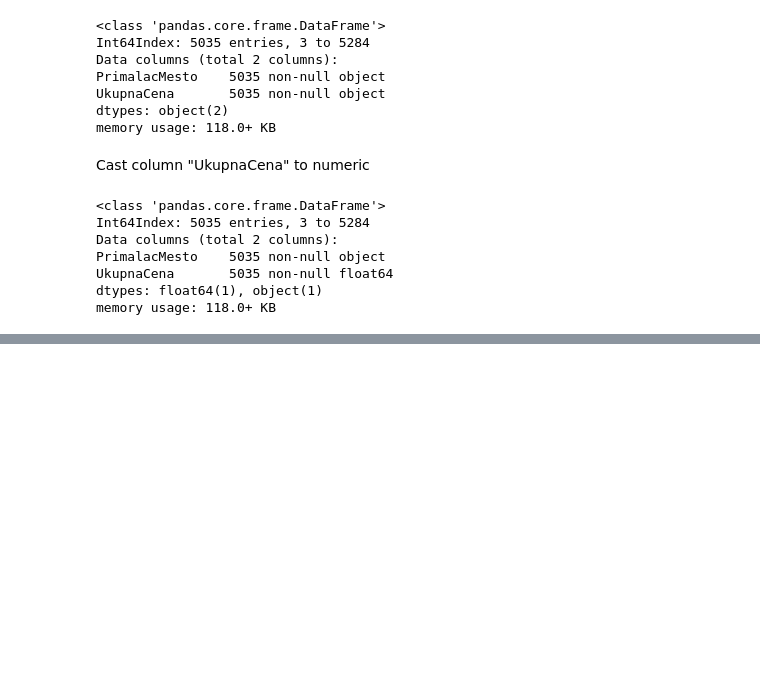
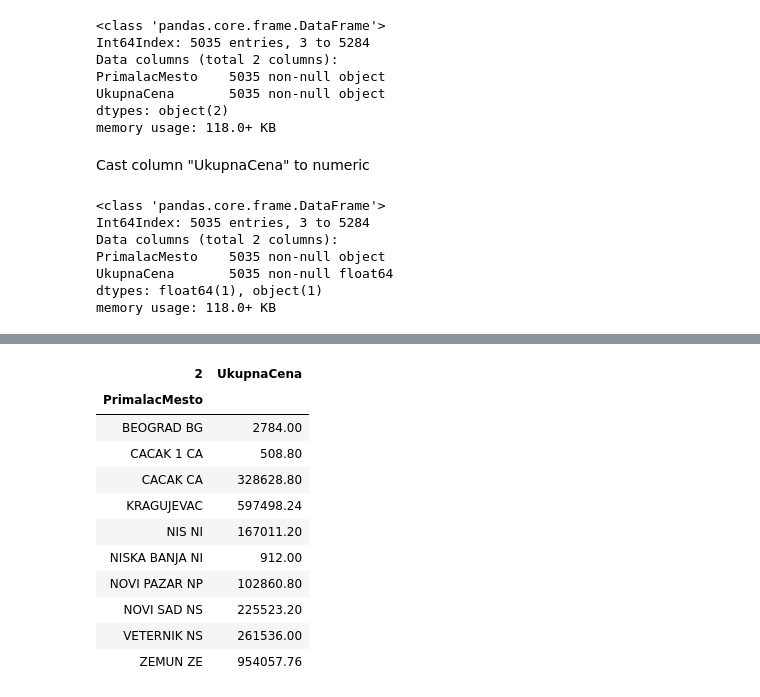
Before and after one commit to SlavoljubM/project_1, a Jupyter notebook: project_1_pandas.ipynb, the cells around one changed output, grey strips where cells are left out. Drawn from its saved outputs; the diff is of its cells as text; code cells hidden in the pictures; blank space fills up the shorter version.

```diff
--- a/project_1_pandas.ipynb
+++ b/project_1_pandas.ipynb
@@ -149,0 +176,8 @@ memory usage: 118.0+ KB
+# %%
+all_data = all_data[(all_data.PrimalacMesto == "BEOGRAD BG") | (all_data.PrimalacMesto == "CACAK 1 CA") | \
+                   (all_data.PrimalacMesto == "CACAK CA") | (all_data.PrimalacMesto == "KRAGUJEVAC") | \
+                   (all_data.PrimalacMesto == "NIS NI") | (all_data.PrimalacMesto == "NISKA BANJA NI") | \
+                   (all_data.PrimalacMesto == "NOVI PAZAR NP") | (all_data.PrimalacMesto == "NISKA BANJA NI") | \
+                   (all_data.PrimalacMesto == "NOVI SAD NS") | (all_data.PrimalacMesto == "VETERNIK NS") | \
+                   (all_data.PrimalacMesto == "ZEMUN ZE")]
+all_data.head()
@@ -149,0 +191,15 @@ memory usage: 118.0+ KB
+# %%
+all_data.groupby("PrimalacMesto").sum()*0.80
+# %% [output]
+| 2 | UkupnaCena |
+| PrimalacMesto |  |
+| BEOGRAD BG | 2784.00 |
+| CACAK 1 CA | 508.80 |
+| CACAK CA | 328628.80 |
+| KRAGUJEVAC | 597498.24 |
+| NIS NI | 167011.20 |
+| NISKA BANJA NI | 912.00 |
+| NOVI PAZAR NP | 102860.80 |
+| NOVI SAD NS | 225523.20 |
+| VETERNIK NS | 261536.00 |
+| ZEMUN ZE | 954057.76 |
```
Also changed, not shown: parts of 4 cells of this notebook.
